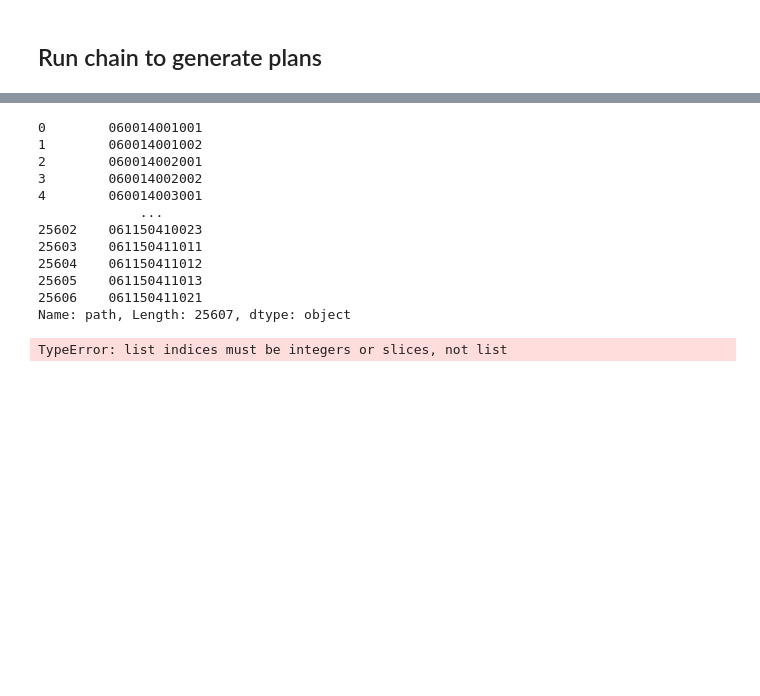
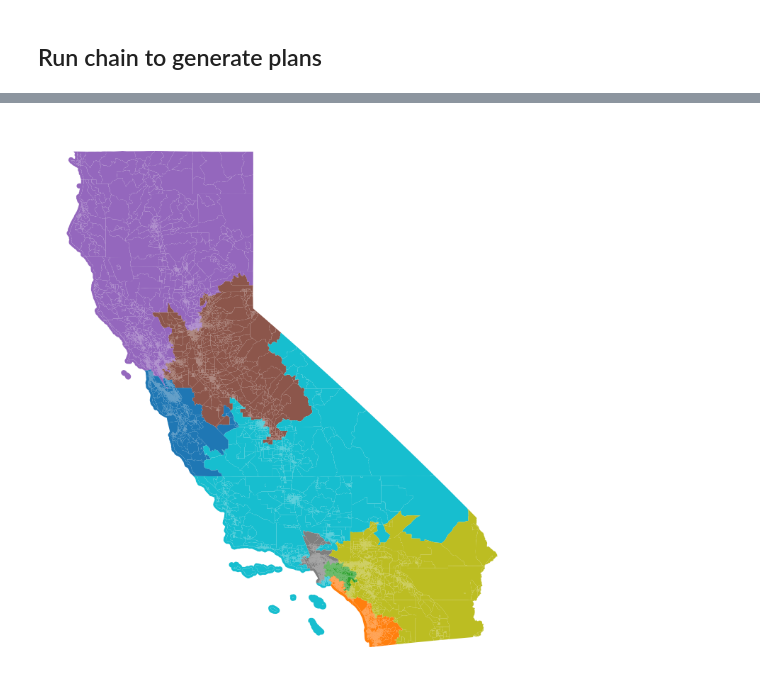
Before and after one commit to hanelee/ca_stv, a Jupyter notebook: districting/districts.ipynb, the cells around one changed output, grey strips where cells are left out. Drawn from its saved outputs; the diff is of its cells as text; code cells hidden in the pictures; blank space fills up the shorter version.

```diff
--- a/districting/districts.ipynb
+++ b/districting/districts.ipynb
@@ -289,34 +346,37 @@ with open(f"./chain_out/ca_8_dist.jsonl", 'r') as file: # Added 'r' for explicit
-# %%
-# geoid assignment of each block group
-BG_geoid_assignment = gdf["path"]
-
-# sampled plans
-plan_iter = [0, 200, 400, 600, 800]
-
-for plan_n in plan_iter:
-    plan_assignment = assignments[plan_n]
-    GEOID_assignment = pd.DataFrame({'GEOID': gdf["path"], 'assignment': plan_assignment})
-    GEOID_assignment.to_csv(f'ca_8_dist_plan_{plan_n}.csv', index=False)
-# %% [output]
-0        060014001001
-1        060014001002
-2        060014002001
-3        060014002002
-4        060014003001
-             ...
-25602    061150410023
-25603    061150411011
-25604    061150411012
-25605    061150411013
-25606    061150411021
-Name: path, Length: 25607, dtype: object
-# %%
-# for each plan in the 8-district plans
-plan_iter = [0, 200, 400, 600, 800]
-sampled_plans = [lines[i] for i in plan_iter]
-
-for pi in plan_iter:
-    gdf['color'] = lines[plan_iter]
-    gdf.plot()
-# %% [output]
-TypeError: list indices must be integers or slices, not list
+# %%
+import geopandas as gpd
+import matplotlib.pyplot as plt
+import matplotlib.patches as mpatches
+import matplotlib.colors as mcolors
+
+n=8
+
+# Generate n distinct colors automatically
+# You can use any colormap, e.g., 'tab10', 'tab20', 'Set3', or 'viridis'
+cmap = plt.cm.get_cmap('tab10', n)
+colors_list = [mcolors.to_hex(cmap(i)) for i in range(n)]
+
+# Create dynamic color map dictionary
+color_map = dict(zip(range(n), colors_list))
+
+# Map each number to a color
+colors = [color_map[i] for i in sample_plan]
+
+# Add to GeoDataFrame
+# gdf = gpd.read_file("your_file.shp")
+# Make sure it has same length as nums
+# gdf = gdf.iloc[:len(nums)].copy()
+gdf["color"] = colors
+
+# --- Plot ---
+fig, ax = plt.subplots(figsize=(15, 10))
+gdf.plot(color=gdf["color"], edgecolor=None, linewidth=0.1, ax=ax, legend=False)
+
+# --- Legend ---
+handles = [mpatches.Patch(color=c, label=f'Class {k}') for k, c in color_map.items()]
+#ax.legend(handles=handles, title="Classes", bbox_to_anchor=(1.05, 1))
+
+ax.set_axis_off()
+plt.show()
+# %% [output]
+[figure, added]
```
Also changed, not shown: parts of 2 cells of this notebook, 55 other files.
